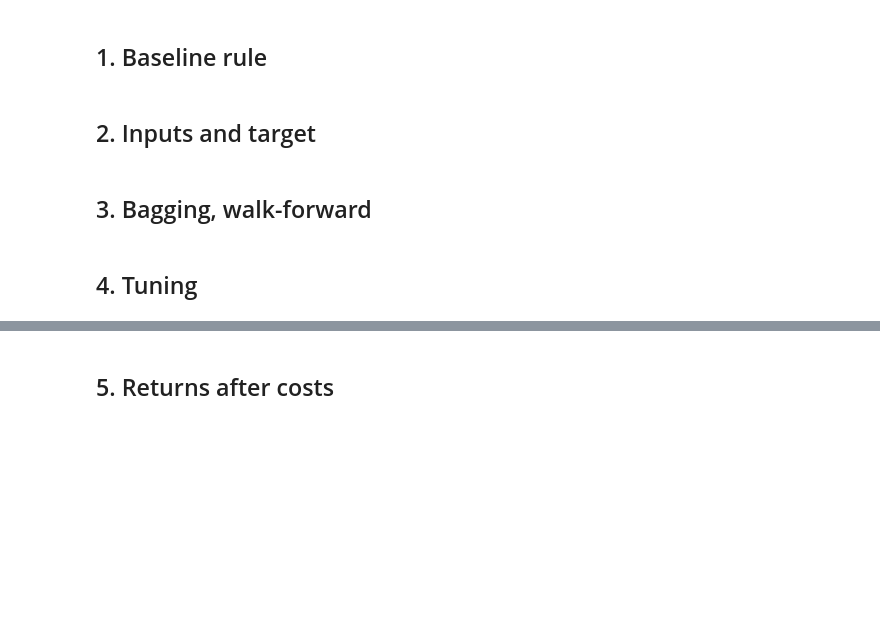
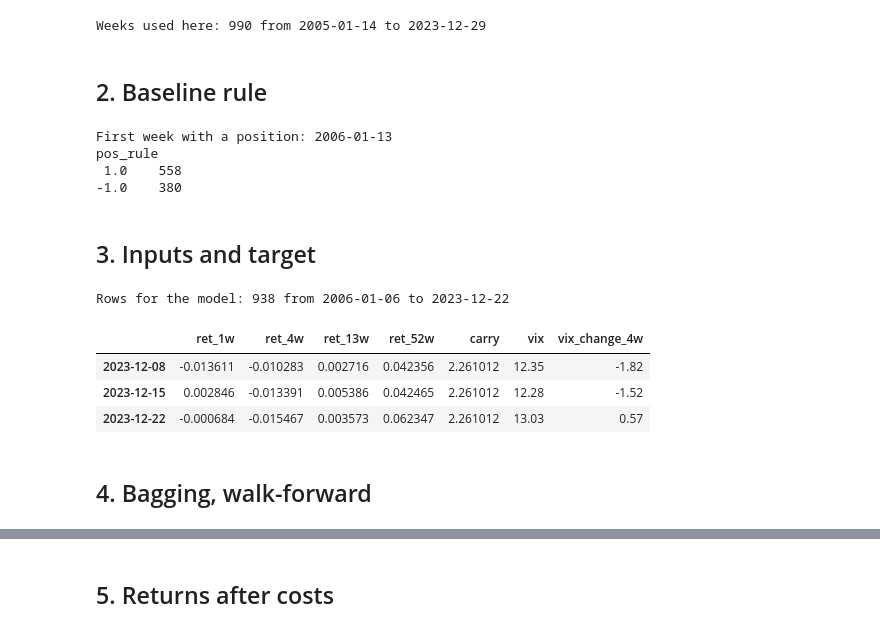
Before and after one commit to Roberto-Berardi/trend-following-fx-risk-factor, a Jupyter notebook: code/03_model.ipynb, the cells around one changed output, grey strips where cells are left out. Cells and saved outputs as stored; diff of their text form; code cells hidden in the pictures; blank space fills up the shorter version.

```diff
--- a/code/03_model.ipynb
+++ b/code/03_model.ipynb
@@ -22,2 +24,12 @@ np.random.seed(helpers.SEED)
+# %%
+weekly = pd.read_csv(f"{helpers.PROCESSED}/weekly.csv", index_col=0, parse_dates=True)
+
+# The holdout (2024 onward) stays untouched until the very end of the project.
+weekly = weekly[weekly.index < helpers.HOLDOUT_START]
+
+factor = weekly["factor"]
+print("Weeks used here:", len(weekly), "from", weekly.index[0].date(), "to", weekly.index[-1].date())
+# %% [output]
+Weeks used here: 990 from 2005-01-14 to 2023-12-29
 # %% [markdown]
-## 1. Baseline rule
+## 2. Baseline rule
@@ -26,2 +36,18 @@ np.random.seed(helpers.SEED)
+# %%
+# The factor's total return over the last 52 weeks. Positive = the trend is up.
+trend_52w = (1 + factor).rolling(52).apply(np.prod, raw=True) - 1
+
+# Position: +1 (long) if the 52-week trend is positive, -1 (short) if negative.
+# The signal is known at the Friday close of week t, so it earns week t+1's return:
+# we shift the position forward by one week. This is the no-look-ahead rule.
+pos_rule = np.sign(trend_52w).shift(1).rename("pos_rule")
+
+print("First week with a position:", pos_rule.dropna().index[0].date())
+print(pos_rule.value_counts().to_string())
+# %% [output]
+First week with a position: 2006-01-13
+pos_rule
+ 1.0    558
+-1.0    380
 # %% [markdown]
-## 2. Inputs and target
+## 3. Inputs and target
@@ -30,2 +54,29 @@ np.random.seed(helpers.SEED)
+# %%
+# Inputs known at the Friday close of each week t (PLAN.md, section 2):
+# the factor's total return over 1, 4, 13 and 52 weeks, carry, VIX, 4-week VIX change.
+X = pd.DataFrame({
+    "ret_1w": factor,
+    "ret_4w": (1 + factor).rolling(4).apply(np.prod, raw=True) - 1,
+    "ret_13w": (1 + factor).rolling(13).apply(np.prod, raw=True) - 1,
+    "ret_52w": trend_52w,
+    "carry": weekly["carry"],
+    "vix": weekly["VIX"],
+    "vix_change_4w": weekly["VIX"].diff(4),
+})
+
+# Target: does the factor go up NEXT week? (1 = up, 0 = down)
+y = (factor.shift(-1) > 0).astype(int).rename("up_next_week")
+
+# Drop the rows where an input (first 52 weeks) or the target (last week) is missing
+valid = X.dropna().index.intersection(y[factor.shift(-1).notna()].index)
+X, y = X.loc[valid], y.loc[valid]
+print("Rows for the model:", len(X), "from", X.index[0].date(), "to", X.index[-1].date())
+X.tail(3)
+# %% [output]
+Rows for the model: 938 from 2006-01-06 to 2023-12-22
+|  | ret_1w | ret_4w | ret_13w | ret_52w | carry | vix | vix_change_4w |
+| 2023-12-08 | -0.013611 | -0.010283 | 0.002716 | 0.042356 | 2.261012 | 12.35 | -1.82 |
+| 2023-12-15 | 0.002846 | -0.013391 | 0.005386 | 0.042465 | 2.261012 | 12.28 | -1.52 |
+| 2023-12-22 | -0.000684 | -0.015467 | 0.003573 | 0.062347 | 2.261012 | 13.03 | 0.57 |
 # %% [markdown]
-## 3. Bagging, walk-forward
+## 4. Bagging, walk-forward
@@ -34,2 +82,0 @@ np.random.seed(helpers.SEED)
-# %% [markdown]
-## 4. Tuning
```
Also changed, not shown: parts of 12 cells of this notebook, 1 other file.
